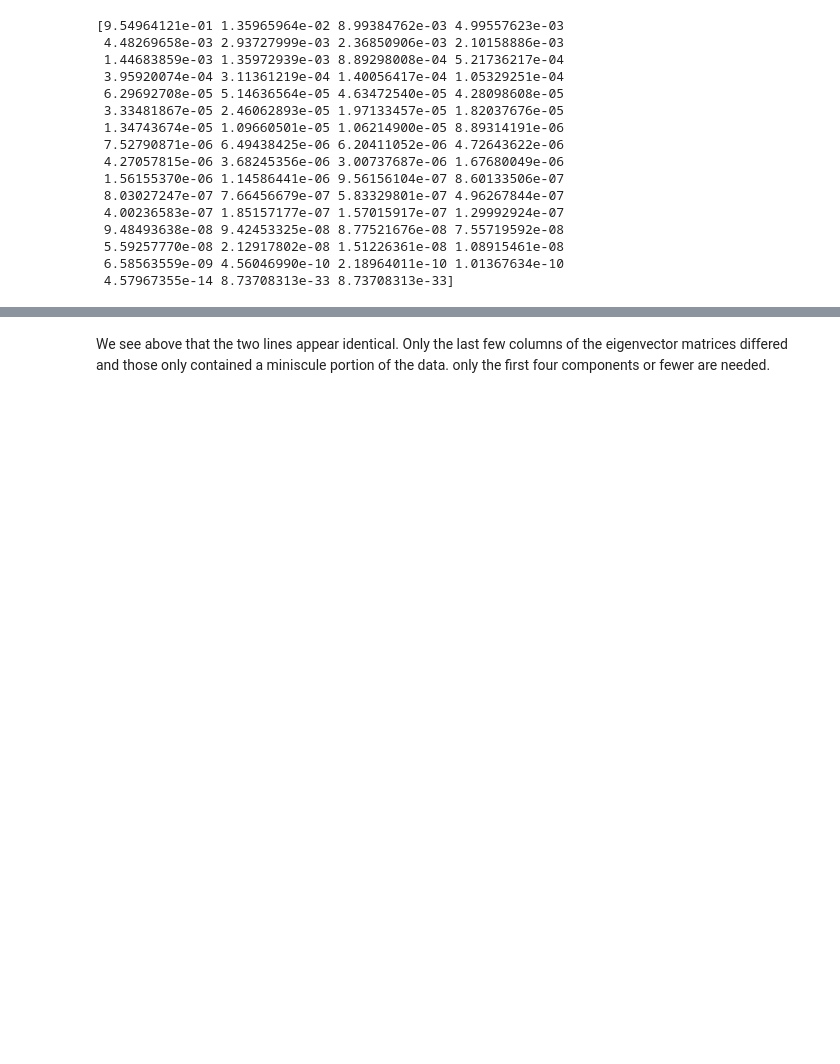
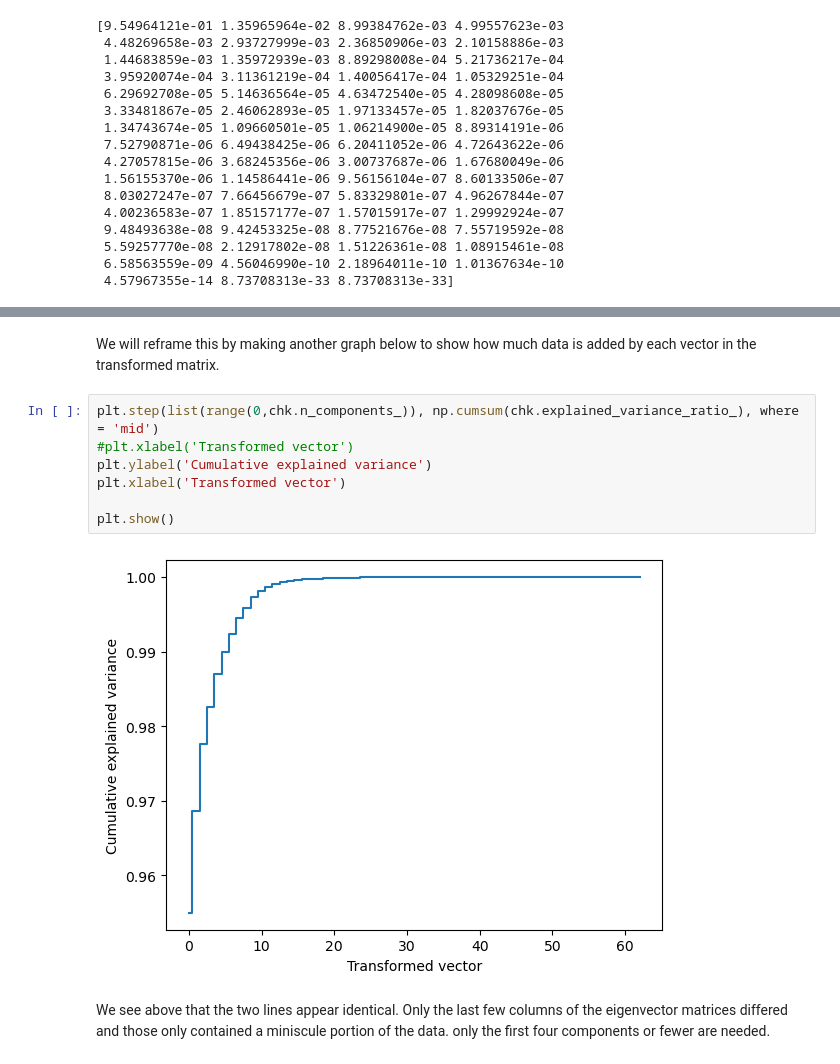
Before and after one commit to Thabetten/Currency_exchange_labor, a Jupyter notebook: labor_currency_exchange_exploration.ipynb, the cells around one changed output, grey strips where cells are left out. Drawn from its saved outputs; the diff is of its cells as text; blank space fills up the shorter version.

```diff
--- a/labor_currency_exchange_exploration.ipynb
+++ b/labor_currency_exchange_exploration.ipynb
@@ -871,4 +832,15 @@ ax2.plot(np.arange(1,df_chk.shape[1] + 1), e_var_hm, color =  'red')
 [figure]
+# %% [markdown]
+We will reframe this by making another graph below to show how much data is added by each vector in the transformed matrix.
+# %%
+plt.step(list(range(0,chk.n_components_)), np.cumsum(chk.explained_variance_ratio_), where = 'mid')
+#plt.xlabel('Transformed vector')
+plt.ylabel('Cumulative explained variance')
+plt.xlabel('Transformed vector')
+
+plt.show()
+# %% [output]
+[figure, added]
 # %% [markdown]
 We see above that the two lines appear identical. Only the last few columns of the eigenvector matrices differed and those only contained a miniscule portion of the data. only the first four components or fewer are needed.
 # %%
```
Also changed, not shown: parts of 45 cells of this notebook.
